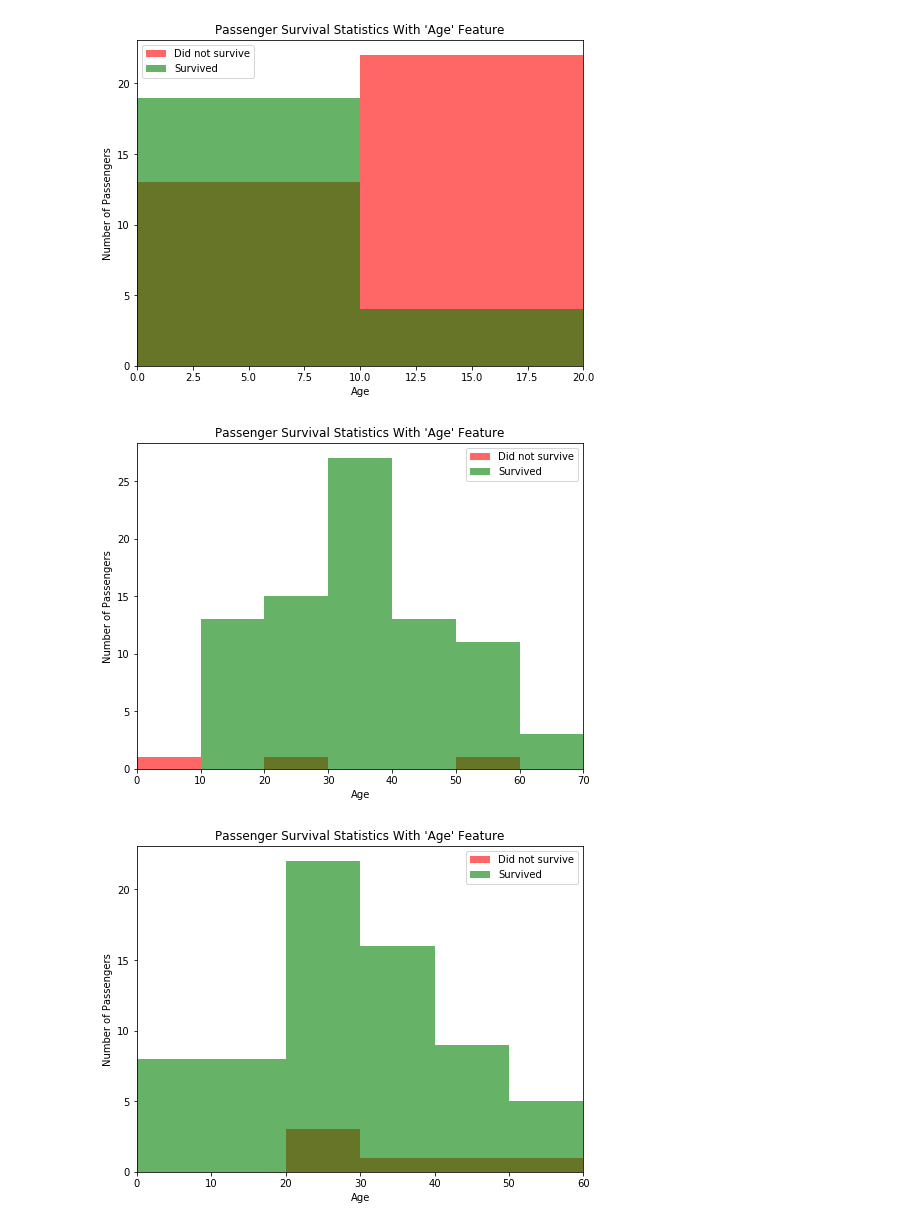
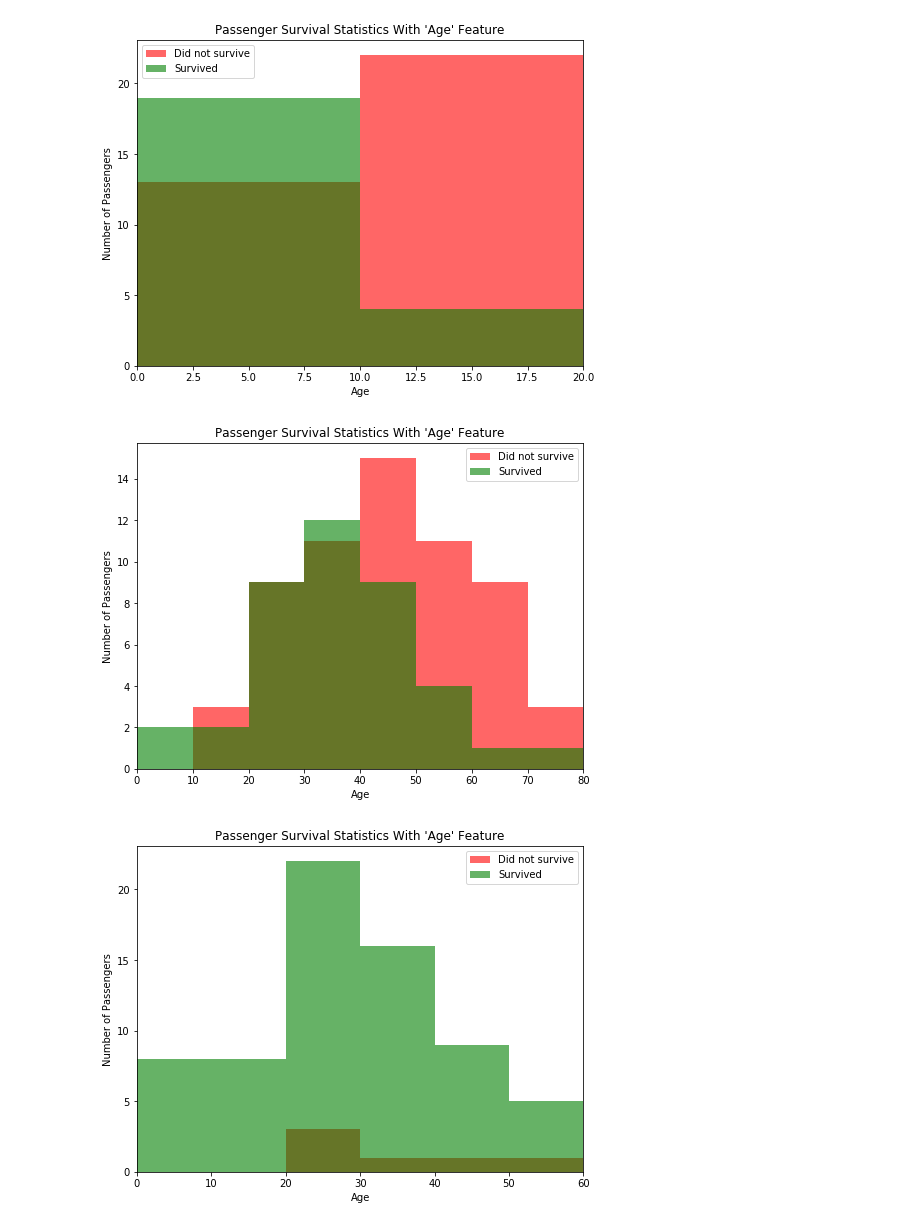
Before and after one commit to cchevalier/MLnd-p0-Titanic, a Jupyter notebook: titanic_survival_exploration.ipynb, the cells around one changed output. Cells and saved outputs as stored; diff of their text form; code cells hidden in the pictures.

```diff
--- a/titanic_survival_exploration.ipynb
+++ b/titanic_survival_exploration.ipynb
@@ -228,9 +228,9 @@ vs.survival_stats(data, outcomes, 'Age', ["Sex == 'male'", "Age < 18"])
 [figure]
 # %%
 # Exploring survived vs death for women by age from 1st class
-vs.survival_stats(data, outcomes, 'Age', ['Sex == female', 'Pclass == 1'])
+vs.survival_stats(data, outcomes, 'Age', ['Sex == male', 'Pclass == 1'])
 # %% [output]
-[figure, old version]
+[figure, new version]
 # %%
 # Exploring survived vs death for women by age from 2 class
 vs.survival_stats(data, outcomes, 'Age', ['Sex == female', 'Pclass == 2'])
```
Also changed, not shown: parts of 2 cells of this notebook, 1 other file.
